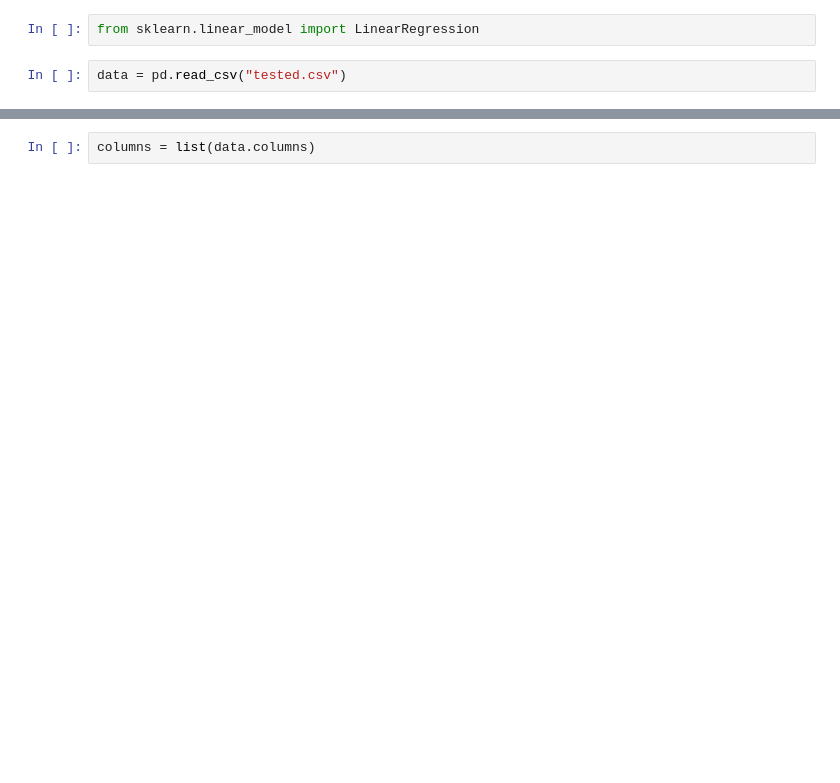
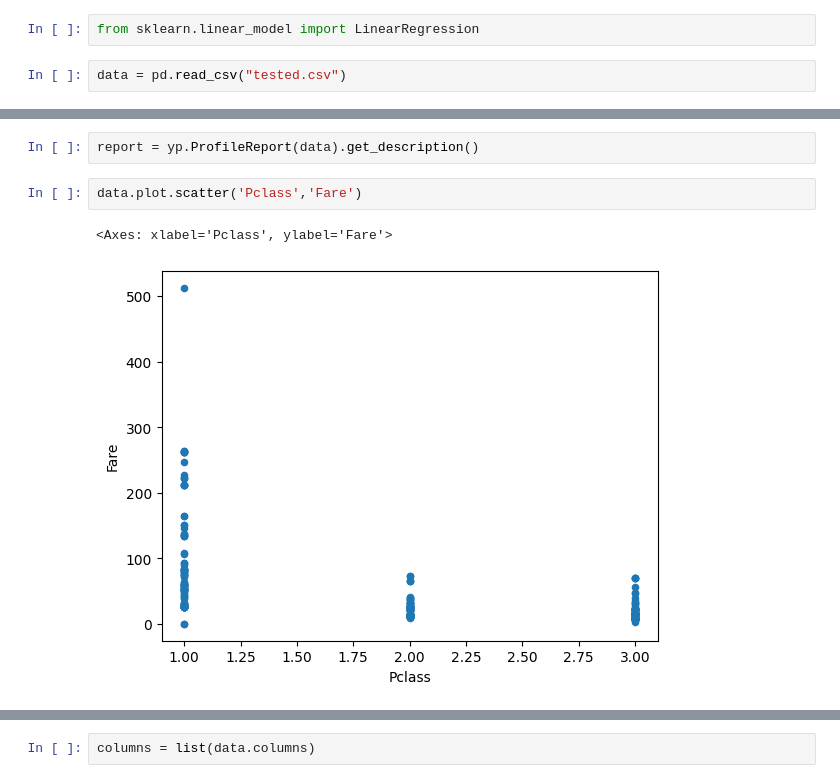
Before and after one commit to gtksolutionstraining/CodinGrad-FDS-3-DataScience, a Jupyter notebook: LinearRegression.ipynb, the cells around one changed output, grey strips where cells are left out. Cells and saved outputs as stored; diff of their text form; blank space fills up the shorter version.

```diff
--- a/LinearRegression.ipynb
+++ b/LinearRegression.ipynb
@@ -22,0 +29,7 @@ data
+# %%
+report = yp.ProfileReport(data).get_description()
+# %%
+data.plot.scatter('Pclass','Fare')
+# %% [output]
+<Axes: xlabel='Pclass', ylabel='Fare'>
+[figure, added]
```
Also changed, not shown: parts of 35 cells of this notebook, 2 other files.
